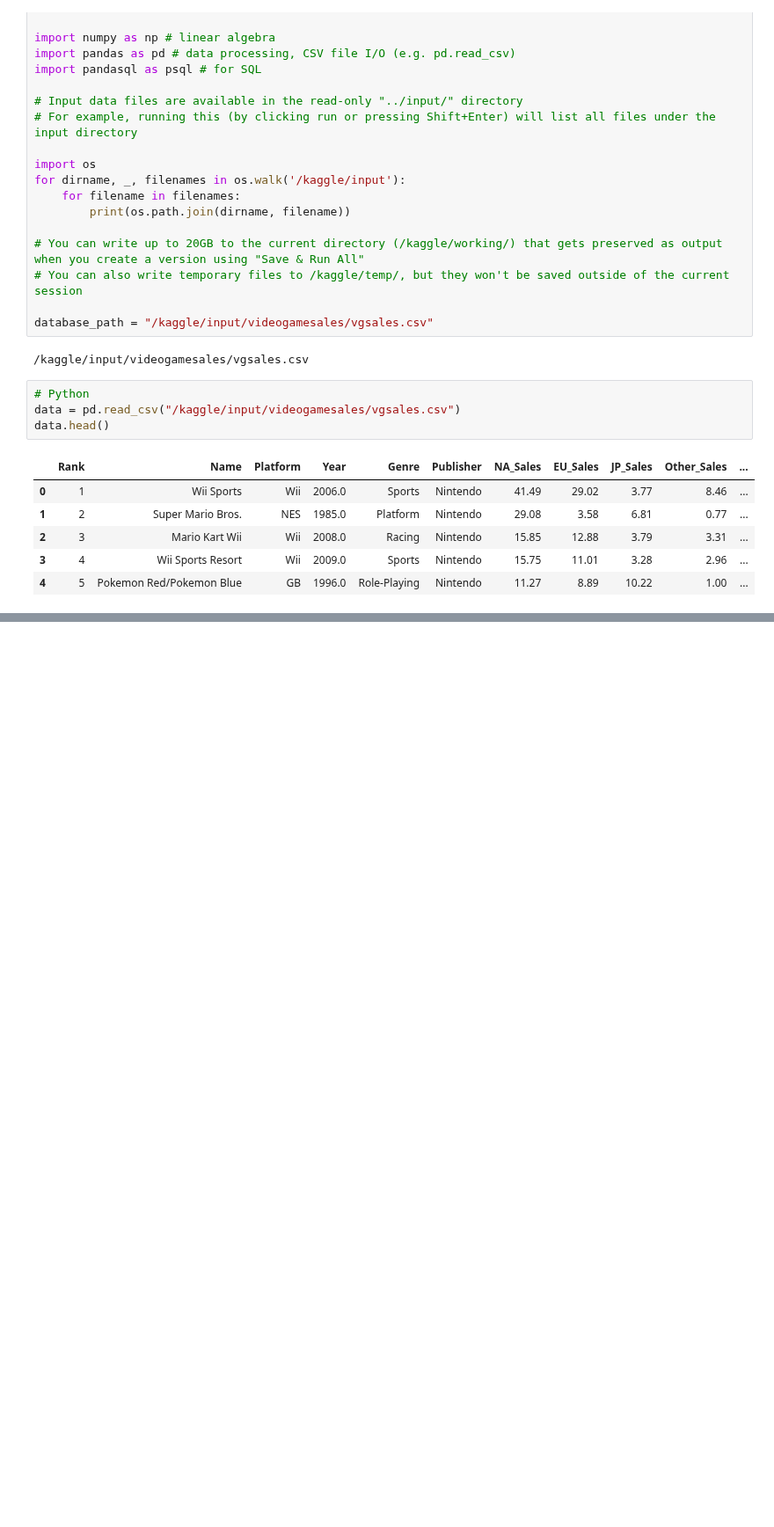
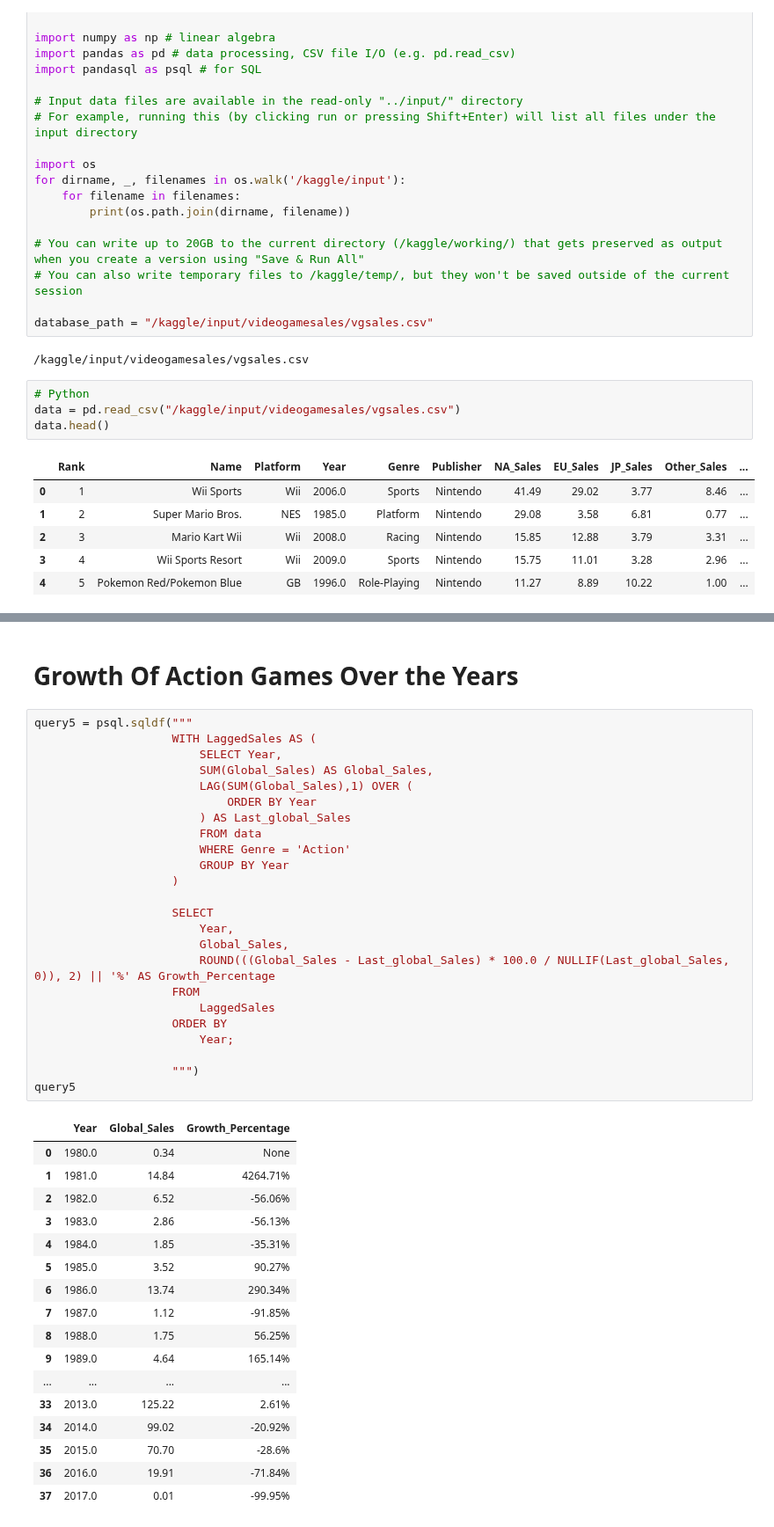
Before and after one commit to dakshpat/Video-Game-Sales-Analysis, a Jupyter notebook: video-game-sales-analysis.ipynb, the cells around one changed output, grey strips where cells are left out. Shown at 88% size. Cells and saved outputs as stored; diff of their text form; blank space fills up the shorter version.

```diff
--- a/video-game-sales-analysis.ipynb
+++ b/video-game-sales-analysis.ipynb
@@ -150,0 +219,44 @@ query5.head()
+# %% [markdown]
+# Growth Of Action Games Over the Years
+# %%
+query5 = psql.sqldf("""
+                    WITH LaggedSales AS (
+                        SELECT Year,
+                        SUM(Global_Sales) AS Global_Sales,
+                        LAG(SUM(Global_Sales),1) OVER (
+                            ORDER BY Year
+                        ) AS Last_global_Sales
+                        FROM data
+                        WHERE Genre = 'Action'
+                        GROUP BY Year
+                    )
+
+                    SELECT
+                        Year,
+                        Global_Sales,
+                        ROUND(((Global_Sales - Last_global_Sales) * 100.0 / NULLIF(Last_global_Sales, 0)), 2) || '%' AS Growth_Percentage
+                    FROM
+                        LaggedSales
+                    ORDER BY
+                        Year;
+
+                    """)
+query5
+# %% [output]
+|  | Year | Global_Sales | Growth_Percentage |
+| 0 | 1980.0 | 0.34 | None |
+| 1 | 1981.0 | 14.84 | 4264.71% |
+| 2 | 1982.0 | 6.52 | -56.06% |
+| 3 | 1983.0 | 2.86 | -56.13% |
+| 4 | 1984.0 | 1.85 | -35.31% |
+| 5 | 1985.0 | 3.52 | 90.27% |
+| 6 | 1986.0 | 13.74 | 290.34% |
+| 7 | 1987.0 | 1.12 | -91.85% |
+| 8 | 1988.0 | 1.75 | 56.25% |
+| 9 | 1989.0 | 4.64 | 165.14% |
+| ... | ... | ... | ... |
+| 33 | 2013.0 | 125.22 | 2.61% |
+| 34 | 2014.0 | 99.02 | -20.92% |
+| 35 | 2015.0 | 70.70 | -28.6% |
+| 36 | 2016.0 | 19.91 | -71.84% |
+| 37 | 2017.0 | 0.01 | -99.95% |
```
Also changed, not shown: parts of 21 cells of this notebook.
